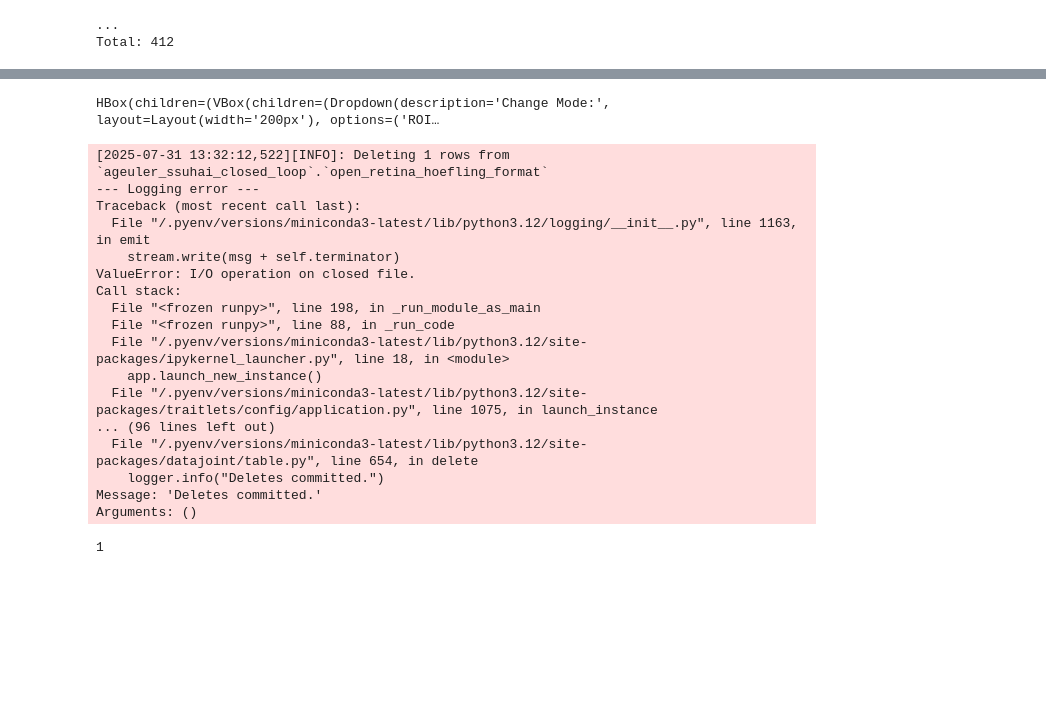
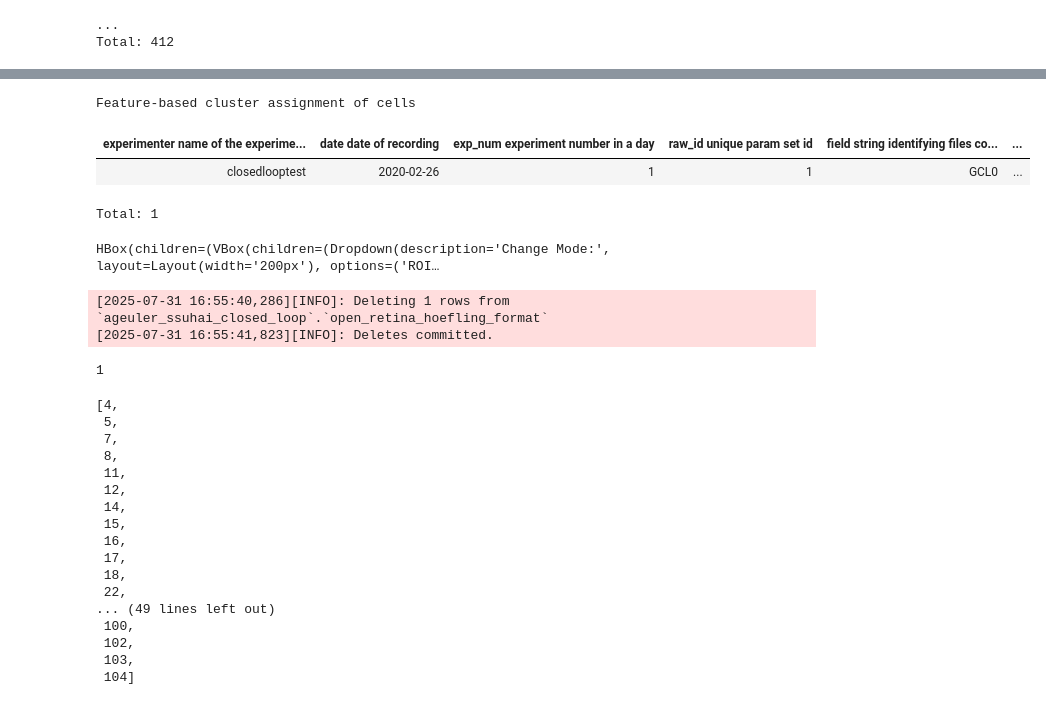
Before and after one commit to SamuelSuhai/model_in_the_loop, a Jupyter notebook: notebooks/gui/visualization_gui_experiments.ipynb, the cells around one changed output, grey strips where cells are left out. Drawn from its saved outputs; the diff is of its cells as text; code cells hidden in the pictures; blank space fills up the shorter version.

Commit message:
from previous commit forgot to stage

```diff
--- a/notebooks/gui/visualization_gui_experiments.ipynb
+++ b/notebooks/gui/visualization_gui_experiments.ipynb
@@ -222,28 +207,38 @@ InterpolationResolutionError: ValueError raised while resolving interpolation: H
 # %%
-# mod_autorois.update_roi_mask_img()
+dj_table_holder("CelltypeAssignment")() & "roi_id='73'"
+# %% [output]
+Feature-based cluster assignment of cells
+| experimenter name of the experime... | date date of recording | exp_num experiment number in a day | raw_id unique param set id | field string identifying files co... | ... |
+| closedlooptest | 2020-02-26 | 1 | 1 | GCL0 | ... |
+Total: 1
 # %%
 display(mod_autorois.start_gui())
 # %% [output]
 HBox(children=(VBox(children=(Dropdown(description='Change Mode:', layout=Layout(width='200px'), options=('ROI…
 # %%
-dj_table_holder("CascadeTraces")()
+#dj_table_holder("CascadeTraces")()
 dj_table_holder("OpenRetinaHoeflingFormat")().delete()
 # %% [output]
-[2025-07-31 13:32:12,522][INFO]: Deleting 1 rows from `ageuler_ssuhai_closed_loop`.`open_retina_hoefling_format`
---- Logging error ---
-Traceback (most recent call last):
-  File "/.pyenv/versions/miniconda3-latest/lib/python3.12/logging/__init__.py", line 1163, in emit
-    stream.write(msg + self.terminator)
-ValueError: I/O operation on closed file.
-Call stack:
-  File "<frozen runpy>", line 198, in _run_module_as_main
-  File "<frozen runpy>", line 88, in _run_code
-  File "/.pyenv/versions/miniconda3-latest/lib/python3.12/site-packages/ipykernel_launcher.py", line 18, in <module>
-    app.launch_new_instance()
-  File "/.pyenv/versions/miniconda3-latest/lib/python3.12/site-packages/traitlets/config/application.py", line 1075, in launch_instance
-... (96 lines left out)
-  File "/.pyenv/versions/miniconda3-latest/lib/python3.12/site-packages/datajoint/table.py", line 654, in delete
-    logger.info("Deletes committed.")
-Message: 'Deletes committed.'
-Arguments: ()
+[2025-07-31 16:55:40,286][INFO]: Deleting 1 rows from `ageuler_ssuhai_closed_loop`.`open_retina_hoefling_format`
+[2025-07-31 16:55:41,823][INFO]: Deletes committed.
 1
+# %%
+randomp_seed_mei_wrapper.rois_after_filtering
+# %% [output]
+[4,
+ 5,
+ 7,
+ 8,
+ 11,
+ 12,
+ 14,
+ 15,
+ 16,
+ 17,
+ 18,
+ 22,
+... (49 lines left out)
+ 100,
+ 102,
+ 103,
+ 104]
```
Also changed, not shown: parts of 15 cells of this notebook, 2 other files.
